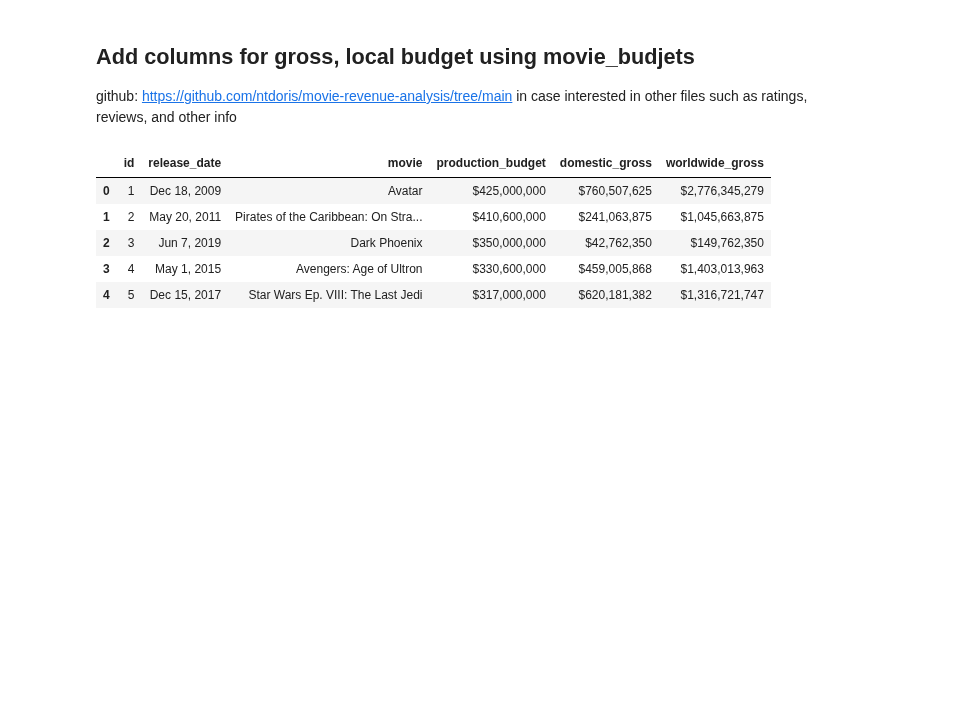
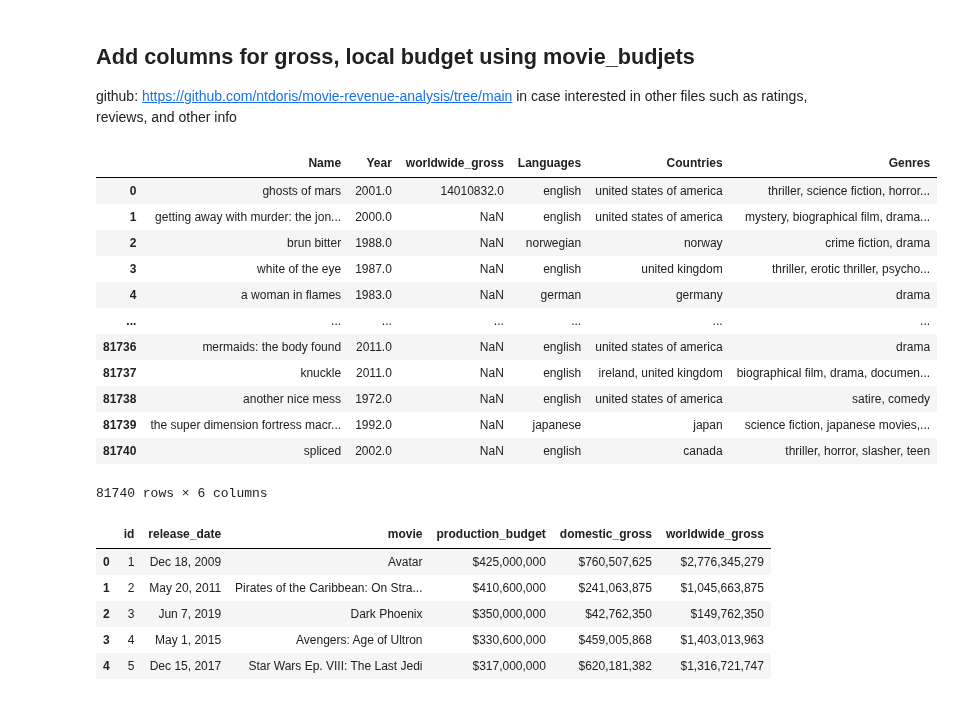
Before and after one commit to epfl-ada/ada-2024-project-thelordsofdata, a Jupyter notebook: src/data/cmu_analysis.ipynb, the cells around one changed output. Saved outputs shown, nothing was run; the diff lists cells and outputs as text; code cells hidden in the pictures; blank space fills up the shorter version.

```diff
--- a/src/data/cmu_analysis.ipynb
+++ b/src/data/cmu_analysis.ipynb
@@ -287,3 +285,23 @@ df_cleaned = df_copy.copy(deep=True)
+# %%
+df_cmu = df_copy.copy(deep=True)
+df_cmu = df_cmu.drop('Freebase_ID', axis=1)
+df_cmu = df_cmu.rename(columns={'Release_Date': 'Year', 'Revenue': 'worldwide_gross'})
+df_cmu['Name'] = df_cmu['Name'].str.strip().str.lower()
+df_cmu
+# %% [output]
+|  | Name | Year | worldwide_gross | Languages | Countries | Genres |
+| 0 | ghosts of mars | 2001.0 | 14010832.0 | english | united states of america | thriller, science fiction, horror... |
+| 1 | getting away with murder: the jon... | 2000.0 | NaN | english | united states of america | mystery, biographical film, drama... |
+| 2 | brun bitter | 1988.0 | NaN | norwegian | norway | crime fiction, drama |
+| 3 | white of the eye | 1987.0 | NaN | english | united kingdom | thriller, erotic thriller, psycho... |
+| 4 | a woman in flames | 1983.0 | NaN | german | germany | drama |
+| ... | ... | ... | ... | ... | ... | ... |
+| 81736 | mermaids: the body found | 2011.0 | NaN | english | united states of america | drama |
+| 81737 | knuckle | 2011.0 | NaN | english | ireland, united kingdom | biographical film, drama, documen... |
+| 81738 | another nice mess | 1972.0 | NaN | english | united states of america | satire, comedy |
+| 81739 | the super dimension fortress macr... | 1992.0 | NaN | japanese | japan | science fiction, japanese movies,... |
+| 81740 | spliced | 2002.0 | NaN | english | canada | thriller, horror, slasher, teen |
+81740 rows × 6 columns
 # %%
 ## dataset more cleaned and with additional column production budget
 df_movie_budgets = pd.read_csv('movie-revenue-analysis/zippedData/tn.movie_budgets.csv.gz')
```
Also changed, not shown: parts of 17 cells of this notebook, 1 other file.
